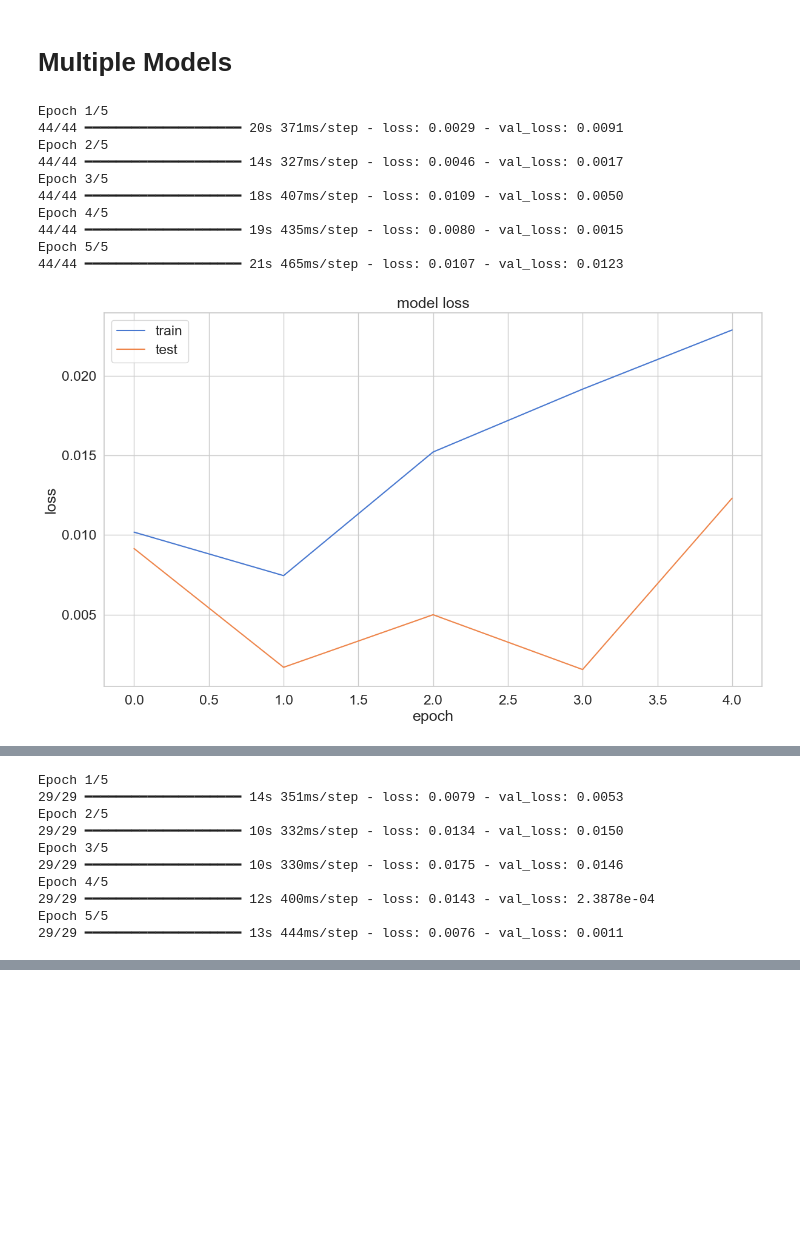
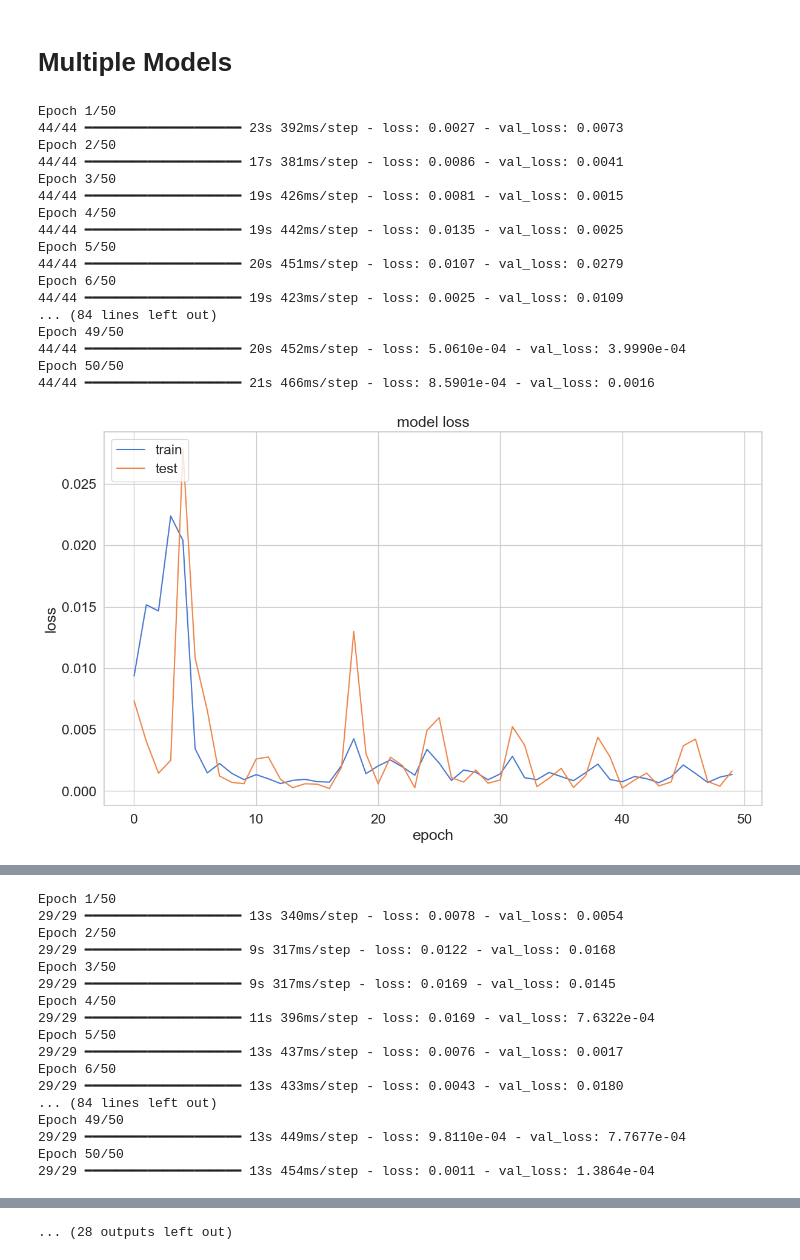
Before and after one commit to Research-Innovation-Lab/digital-asset-models, a Jupyter notebook: code/price-prediction/lstm/main.ipynb, the cells around one changed output, grey strips where cells are left out. Saved outputs shown, nothing was run; the diff lists cells and outputs as text; code cells hidden in the pictures; blank space fills up the shorter version.

```diff
--- a/code/price-prediction/lstm/main.ipynb
+++ b/code/price-prediction/lstm/main.ipynb
@@ -318,7 +318,7 @@ def train_model(X_train, y_train, X_test, y_test):
     model.add(Dense(units=1))
     model.add(Activation('linear'))
     model.compile(loss='mean_squared_error', optimizer='adam')
-    history = model.fit(X_train, y_train, epochs=5, batch_size=BATCH_SIZE, shuffle=False, validation_split=0.1)
+    history = model.fit(X_train, y_train, epochs=50, batch_size=BATCH_SIZE, shuffle=False, validation_split=0.1)
     return model, history
 # %%
 # Function to plot loss history
@@ -344,47 +344,53 @@ def predict_and_plot(model, X_test, y_test, scaler, currency):
     plt.legend(loc='best')
     plt.show()
 # %%
-currencies = ['BTC-USD', 'ETH-USD']
-            # 'SOL-USD', 'BNB-USD', 'XRP-USD', 'TON-USD', 'DOGE-USD', 'ADA-USD', 'SHIB-USD', 'AVAX-USD']
+currencies = ['BTC-USD', 'ETH-USD', 'SOL-USD', 'BNB-USD', 'XRP-USD', 'TON-USD', 'DOGE-USD', 'ADA-USD', 'SHIB-USD', 'AVAX-USD']
 
 
 # Main function to iterate over multiple datasets
 def main():
 
     models = {}
     histories = {}
     X_tests = {}
     y_tests = {}
     scalers = {}
 
     for currency in currencies:
         csv_path = f'./data/{currency}_data.csv'
         df = pd.read_csv(csv_path, parse_dates=['Date'])
         close_price = df['Close'].values.reshape(-1, 1)
         scaled_close = scaler.fit_transform(close_price)
         X_train, y_train, X_test, y_test = preprocess_data(scaled_close, SEQ_LEN, train_split=0.95)
         model, history = train_model(X_train, y_train, X_test, y_test)
         plot_loss(history)
         predict_and_plot(model, X_test, y_test, scaler, currency)
 
         models[currency] = model
         histories[currency] = history
         X_tests[currency] = X_test
         y_tests[currency] = y_test
         scalers[currency] = scaler
     return models, histories, X_tests, y_tests, scalers
 
 # Call the main function
 models, histories, X_tests, y_tests, scalers = main()
 # %% [output]
-Epoch 1/5
-44/44 ━━━━━━━━━━━━━━━━━━━━ 20s 371ms/step - loss: 0.0029 - val_loss: 0.0091
-Epoch 2/5
-44/44 ━━━━━━━━━━━━━━━━━━━━ 14s 327ms/step - loss: 0.0046 - val_loss: 0.0017
-Epoch 3/5
-44/44 ━━━━━━━━━━━━━━━━━━━━ 18s 407ms/step - loss: 0.0109 - val_loss: 0.0050
-Epoch 4/5
-44/44 ━━━━━━━━━━━━━━━━━━━━ 19s 435ms/step - loss: 0.0080 - val_loss: 0.0015
-Epoch 5/5
-44/44 ━━━━━━━━━━━━━━━━━━━━ 21s 465ms/step - loss: 0.0107 - val_loss: 0.0123
+Epoch 1/50
+44/44 ━━━━━━━━━━━━━━━━━━━━ 23s 392ms/step - loss: 0.0027 - val_loss: 0.0073
+Epoch 2/50
+44/44 ━━━━━━━━━━━━━━━━━━━━ 17s 381ms/step - loss: 0.0086 - val_loss: 0.0041
+Epoch 3/50
+44/44 ━━━━━━━━━━━━━━━━━━━━ 19s 426ms/step - loss: 0.0081 - val_loss: 0.0015
+Epoch 4/50
+44/44 ━━━━━━━━━━━━━━━━━━━━ 19s 442ms/step - loss: 0.0135 - val_loss: 0.0025
+Epoch 5/50
+44/44 ━━━━━━━━━━━━━━━━━━━━ 20s 451ms/step - loss: 0.0107 - val_loss: 0.0279
+Epoch 6/50
+44/44 ━━━━━━━━━━━━━━━━━━━━ 19s 423ms/step - loss: 0.0025 - val_loss: 0.0109
+... (84 lines left out)
+Epoch 49/50
+44/44 ━━━━━━━━━━━━━━━━━━━━ 20s 452ms/step - loss: 5.0610e-04 - val_loss: 3.9990e-04
+Epoch 50/50
+44/44 ━━━━━━━━━━━━━━━━━━━━ 21s 466ms/step - loss: 8.5901e-04 - val_loss: 0.0016
-[figure, old version]
+[figure, new version]
@@ -393,10 +399,17 @@ Epoch 5/5
-Epoch 1/5
-29/29 ━━━━━━━━━━━━━━━━━━━━ 14s 351ms/step - loss: 0.0079 - val_loss: 0.0053
-Epoch 2/5
-29/29 ━━━━━━━━━━━━━━━━━━━━ 10s 332ms/step - loss: 0.0134 - val_loss: 0.0150
-Epoch 3/5
-29/29 ━━━━━━━━━━━━━━━━━━━━ 10s 330ms/step - loss: 0.0175 - val_loss: 0.0146
-Epoch 4/5
-29/29 ━━━━━━━━━━━━━━━━━━━━ 12s 400ms/step - loss: 0.0143 - val_loss: 2.3878e-04
-Epoch 5/5
-29/29 ━━━━━━━━━━━━━━━━━━━━ 13s 444ms/step - loss: 0.0076 - val_loss: 0.0011
+Epoch 1/50
+29/29 ━━━━━━━━━━━━━━━━━━━━ 13s 340ms/step - loss: 0.0078 - val_loss: 0.0054
+Epoch 2/50
+29/29 ━━━━━━━━━━━━━━━━━━━━ 9s 317ms/step - loss: 0.0122 - val_loss: 0.0168
+Epoch 3/50
+29/29 ━━━━━━━━━━━━━━━━━━━━ 9s 317ms/step - loss: 0.0169 - val_loss: 0.0145
+Epoch 4/50
+29/29 ━━━━━━━━━━━━━━━━━━━━ 11s 396ms/step - loss: 0.0169 - val_loss: 7.6322e-04
+Epoch 5/50
+29/29 ━━━━━━━━━━━━━━━━━━━━ 13s 437ms/step - loss: 0.0076 - val_loss: 0.0017
+Epoch 6/50
+29/29 ━━━━━━━━━━━━━━━━━━━━ 13s 433ms/step - loss: 0.0043 - val_loss: 0.0180
+... (84 lines left out)
+Epoch 49/50
+29/29 ━━━━━━━━━━━━━━━━━━━━ 13s 449ms/step - loss: 9.8110e-04 - val_loss: 7.7677e-04
+Epoch 50/50
+29/29 ━━━━━━━━━━━━━━━━━━━━ 13s 454ms/step - loss: 0.0011 - val_loss: 1.3864e-04
@@ -406,3 +439,4 @@ Epoch 5/5
+... (28 outputs left out)
 # %%
 import pandas as pd
 from sklearn.metrics import mean_squared_error, mean_absolute_error
```
Also changed, not shown: parts of 2 cells of this notebook.
